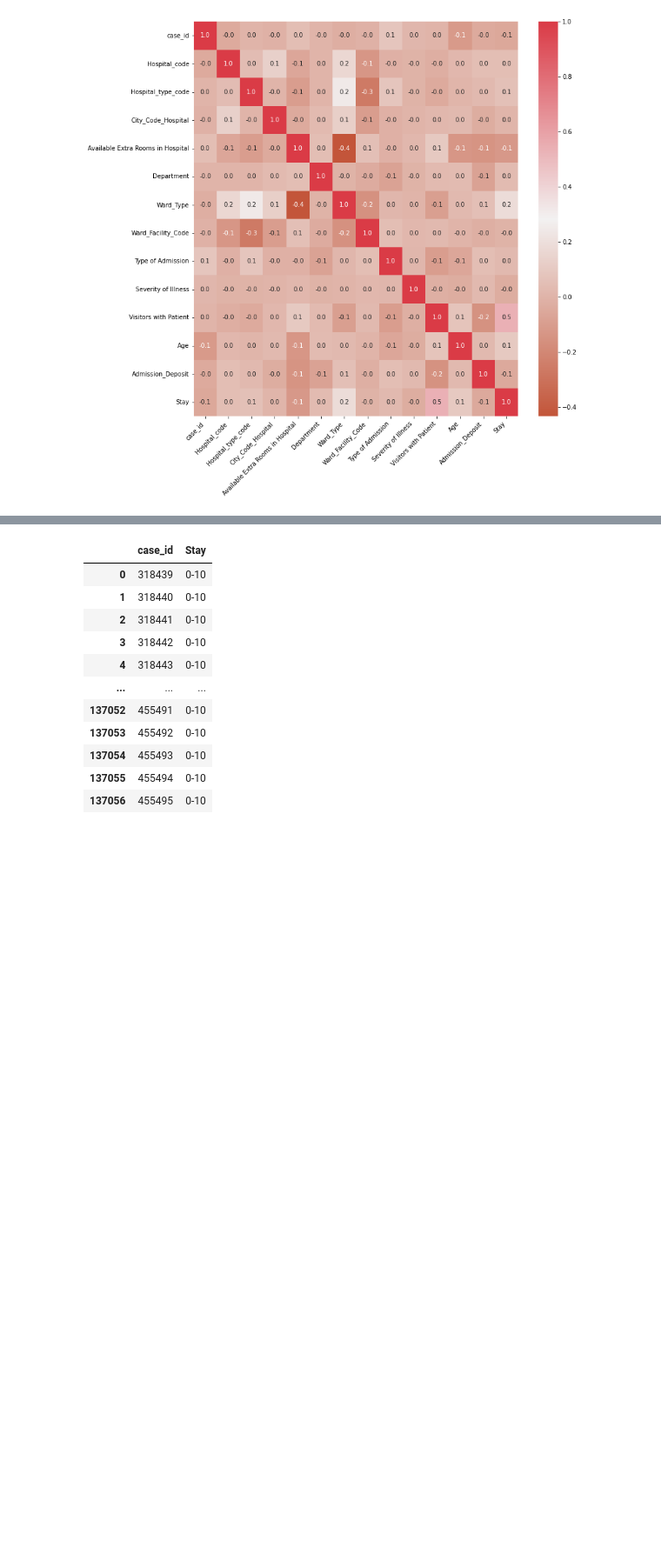
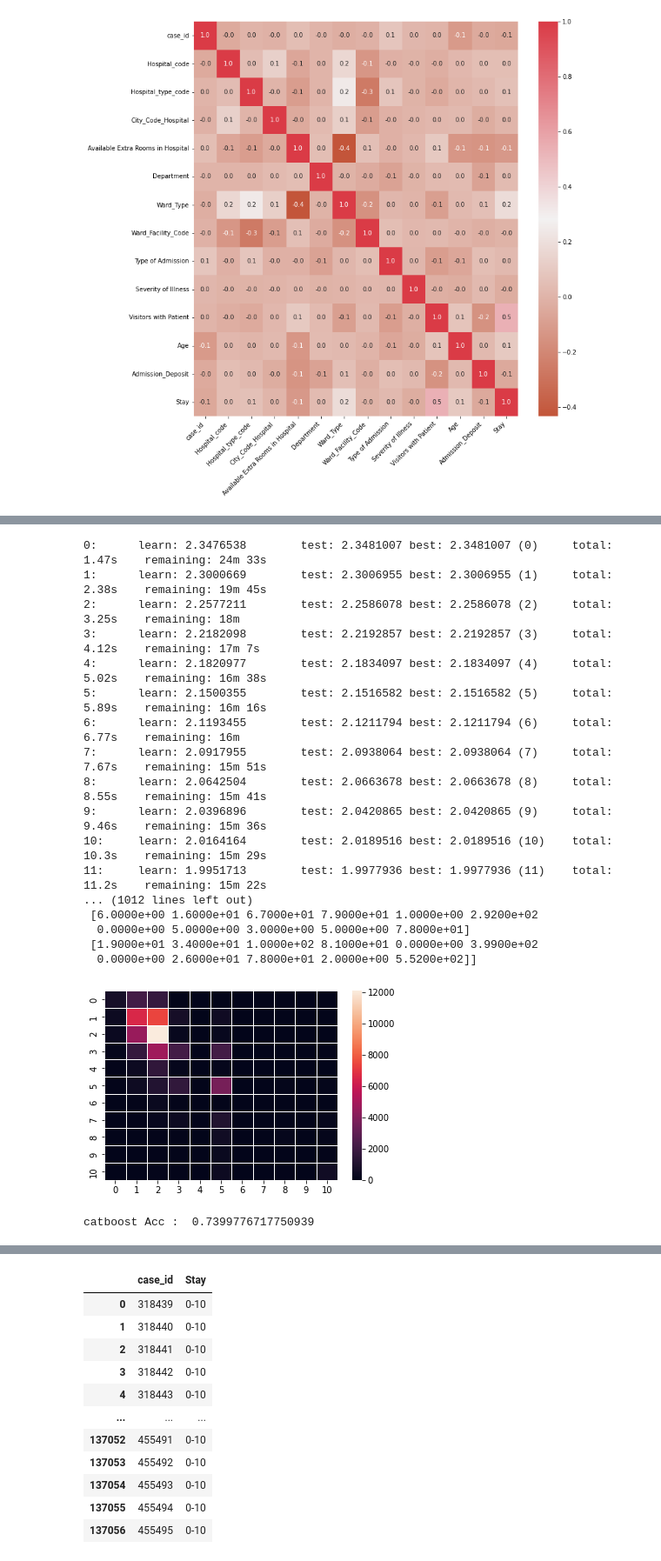
Before and after one commit to swapanroy/Kaggle, a Jupyter notebook: healthcare-data-predicting-length-of-stay.ipynb, the cells around one changed output, grey strips where cells are left out. Shown: that part at 87% size. Cells and saved outputs as stored; diff of their text form; code cells hidden in the pictures; blank space fills up the shorter version.

Commit message:
Kaggle Notebook | HealthCare Data Predicting Length of Stay  | Version 4

```diff
--- a/healthcare-data-predicting-length-of-stay.ipynb
+++ b/healthcare-data-predicting-length-of-stay.ipynb
@@ -379,3 +382,9 @@ plt.show()
 # %%
 df_train_new = df_merge[0]
 df_test_new = df_merge[1]
+
+y = df_train_new['Stay']
+X = df_train_new.drop(columns=["Stay"])
+# %%
+from sklearn.model_selection import train_test_split
+X_train, X_test, y_train, y_test = train_test_split(X, y, test_size=0.2, random_state=42)
@@ -381,0 +416,47 @@ df_test_new = df_merge[1]
+# %%
+from catboost import CatBoostClassifier, Pool
+from catboost.utils import get_confusion_matrix
+
+eval_dataset = Pool(X_test,
+                    y_test)
+
+model = CatBoostClassifier(iterations=1000,
+                           learning_rate=0.03,
+                           depth=10,
+                           l2_leaf_reg = 3,
+                           loss_function='MultiClass',
+                           eval_metric='MultiClass')
+
+
+model.fit(X_train,
+          y_train,
+          eval_set=eval_dataset,
+          verbose=True)
+
+print(model.get_best_score())
+cm = get_confusion_matrix(model, eval_dataset)
+print(cm)
+predict_accuracy_on_test_set = (cm[0,0] + cm[1,1])/(cm[0,0] + cm[1,1]+cm[1,0] + cm[0,1])
+ax = sns.heatmap(cm, linewidth=1)
+plt.show()
+print("catboost Acc : ", predict_accuracy_on_test_set)
+# %% [output]
+0:      learn: 2.3476538        test: 2.3481007 best: 2.3481007 (0)     total: 1.47s    remaining: 24m 33s
+1:      learn: 2.3000669        test: 2.3006955 best: 2.3006955 (1)     total: 2.38s    remaining: 19m 45s
+2:      learn: 2.2577211        test: 2.2586078 best: 2.2586078 (2)     total: 3.25s    remaining: 18m
+3:      learn: 2.2182098        test: 2.2192857 best: 2.2192857 (3)     total: 4.12s    remaining: 17m 7s
+4:      learn: 2.1820977        test: 2.1834097 best: 2.1834097 (4)     total: 5.02s    remaining: 16m 38s
+5:      learn: 2.1500355        test: 2.1516582 best: 2.1516582 (5)     total: 5.89s    remaining: 16m 16s
+6:      learn: 2.1193455        test: 2.1211794 best: 2.1211794 (6)     total: 6.77s    remaining: 16m
+7:      learn: 2.0917955        test: 2.0938064 best: 2.0938064 (7)     total: 7.67s    remaining: 15m 51s
+8:      learn: 2.0642504        test: 2.0663678 best: 2.0663678 (8)     total: 8.55s    remaining: 15m 41s
+9:      learn: 2.0396896        test: 2.0420865 best: 2.0420865 (9)     total: 9.46s    remaining: 15m 36s
+10:     learn: 2.0164164        test: 2.0189516 best: 2.0189516 (10)    total: 10.3s    remaining: 15m 29s
+11:     learn: 1.9951713        test: 1.9977936 best: 1.9977936 (11)    total: 11.2s    remaining: 15m 22s
+... (1012 lines left out)
+ [6.0000e+00 1.6000e+01 6.7000e+01 7.9000e+01 1.0000e+00 2.9200e+02
+  0.0000e+00 5.0000e+00 3.0000e+00 5.0000e+00 7.8000e+01]
+ [1.9000e+01 3.4000e+01 1.0000e+02 8.1000e+01 0.0000e+00 3.9900e+02
+  0.0000e+00 2.6000e+01 7.8000e+01 2.0000e+00 5.5200e+02]]
+[figure, added]
+catboost Acc :  0.7399776717750939
```
Also changed, not shown: parts of 22 cells of this notebook.
